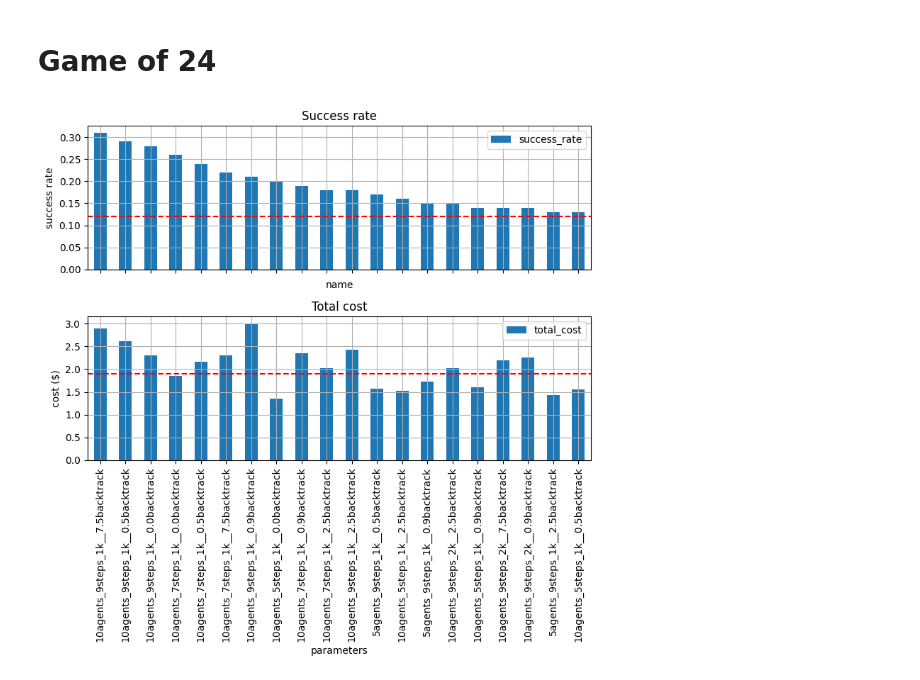
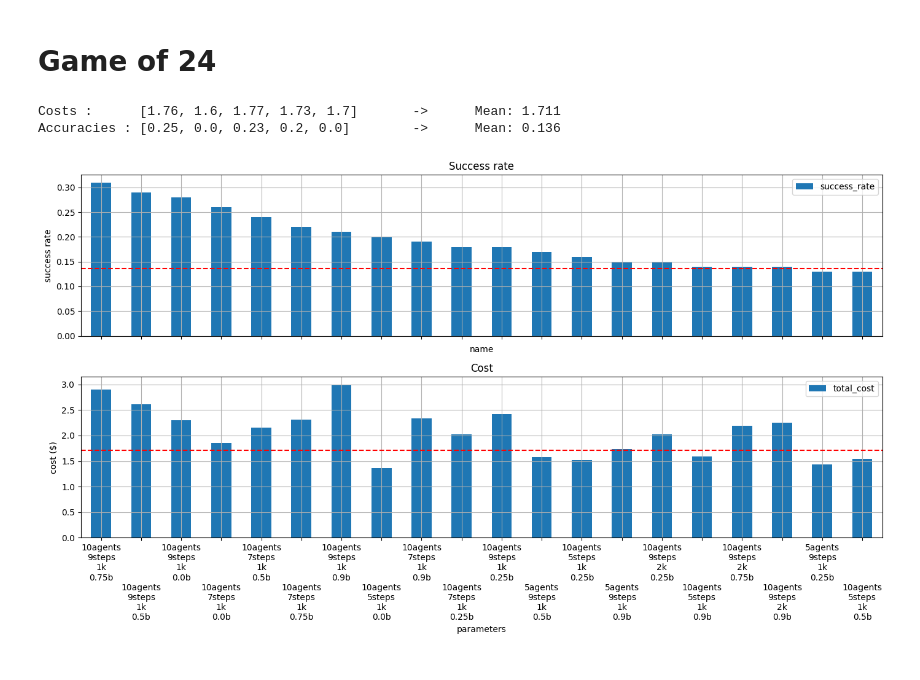
Before and after one commit to au-clan/FoA, a Jupyter notebook: n_overleaf.ipynb, the cells around one changed output. Cells and saved outputs as stored; diff of their text form; code cells hidden in the pictures.

Commit message:
Update results with aggregated ToT benchmarks

```diff
--- a/n_overleaf.ipynb
+++ b/n_overleaf.ipynb
@@ -46,6 +46,36 @@ def get_params(file_path):
     data["success_rate"] = success_rate
 
     return data
+# %%
+# Accuracy and Cost from ToT benchmarks
+tot_runs = get_files_in_folder("benchmarks/gameof24")
+accuracies = []
+costs = []
+
+for run_file in tot_runs:
+    with open(run_file, 'r') as file:
+        run = json.load(file)
+
+    # Compute cost
+    cost = run[-1]["usage_so_far"]["cost"]
+    costs.append(cost)
+
+    # Compute accuracy
+    success = 0
+    for puzzle in run:
+        if {"r":1} in puzzle["infos"]:
+            success +=1
+    accuracy = success/len(run)
+    accuracies.append(accuracy)
+
+tot_cost = sum(costs)/len(costs)
+tot_accuracy = sum(accuracies)/len(accuracies)
+
+print(f"Costs :      {[round(cost,2) for cost in costs]}\t->\tMean: {tot_cost:.3f}")
+print(f"Accuracies : {[round(accuracy,2) for accuracy in accuracies]}\t->\tMean: {tot_accuracy:.3f}")
+# %% [output]
+Costs :      [1.76, 1.6, 1.77, 1.73, 1.7]       ->      Mean: 1.711
+Accuracies : [0.25, 0.0, 0.23, 0.2, 0.0]        ->      Mean: 0.136
 # %%
 files = get_files_in_folder("logs/test/gameof24")
 
@@ -54,45 +84,46 @@ results = sorted(results, key=lambda x: x["success_rate"], reverse=True)
 
 df = pd.DataFrame(results)
 df["total_cost"] = df["cost"].apply(lambda x: x["total_cost"])
-df["name"] = df.apply(lambda x: f"{x['n_agents']}agents_{x['n_steps']}steps_{x['k']}k__{x['backtrack']}backtrack", axis=1)
+df["name"] = df.apply(lambda x: f"{x['n_agents']}agents\n{x['n_steps']}steps\n{x['k']}k\n{x['backtrack']}b", axis=1)
-# %%
-tot_accuracy = 0.12
-tot_cost = 1.9
 # %%
 # prioritizing cost
 
 import matplotlib.pyplot as plt
 
 df_temp = df.copy()
 df_temp.sort_values(by=["success_rate", "total_cost"], ascending=[False, True], inplace=True)
 df_temp = df_temp.head(20)
 
 # Create a figure with two subplots
-fig, (ax1, ax2) = plt.subplots(2, 1, figsize=(8, 8))
+fig, (ax1, ax2) = plt.subplots(2, 1, figsize=(14, 8))
 
 # Plot the first dataset on the first subplot
 df_temp.plot(x="name", y="success_rate", kind="bar", title="Success Rate", ax=ax1)
-ax1.axhline(y=0.12, color='r', linestyle='--')  # Adding a horizontal line
+ax1.axhline(y=tot_accuracy, color='r', linestyle='--')  # Adding a horizontal line
 ax1.set_ylabel('success rate')
 ax1.set_title('Success rate')
 ax1.grid(True)
 ax1.set_xticklabels([])  # Hide x-axis tick labels
 
 # Plot the second dataset on the second subplot
 df_temp.plot(x="name", y="total_cost", kind="bar", title="Cost", ax=ax2)
-ax2.axhline(y=0.95*2, color='r', linestyle='--')  # Adding a horizontal line
+ax2.axhline(y=tot_cost, color='r', linestyle='--')  # Adding a horizontal line
 ax2.set_xlabel('parameters')
 ax2.set_ylabel('cost ($)')
-ax2.set_title('Total cost')
+ax2.set_title('Cost')
+
+labels  = df_temp["name"].tolist()
+labels = [label if i%2==0 else "\n\n\n\n"+label for i, label in enumerate(labels)]
+ax2.set_xticklabels(labels, rotation=0)
 ax2.grid(True)
 
 # Adjust layout
 plt.tight_layout()
 
 # Show the plot
 plt.show()
 # %% [output]
-[figure, old version]
+[figure, new version]
 # %%
 # prioritizing cost
 
```
Also changed, not shown: parts of 2 cells of this notebook, 5 other files.
